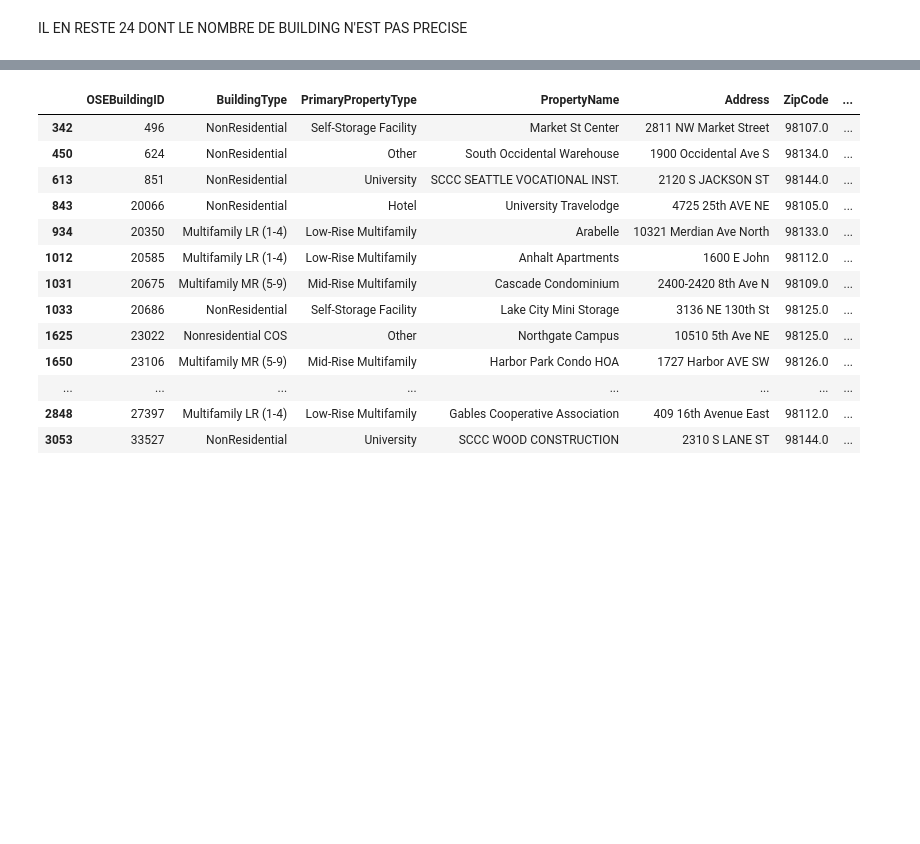
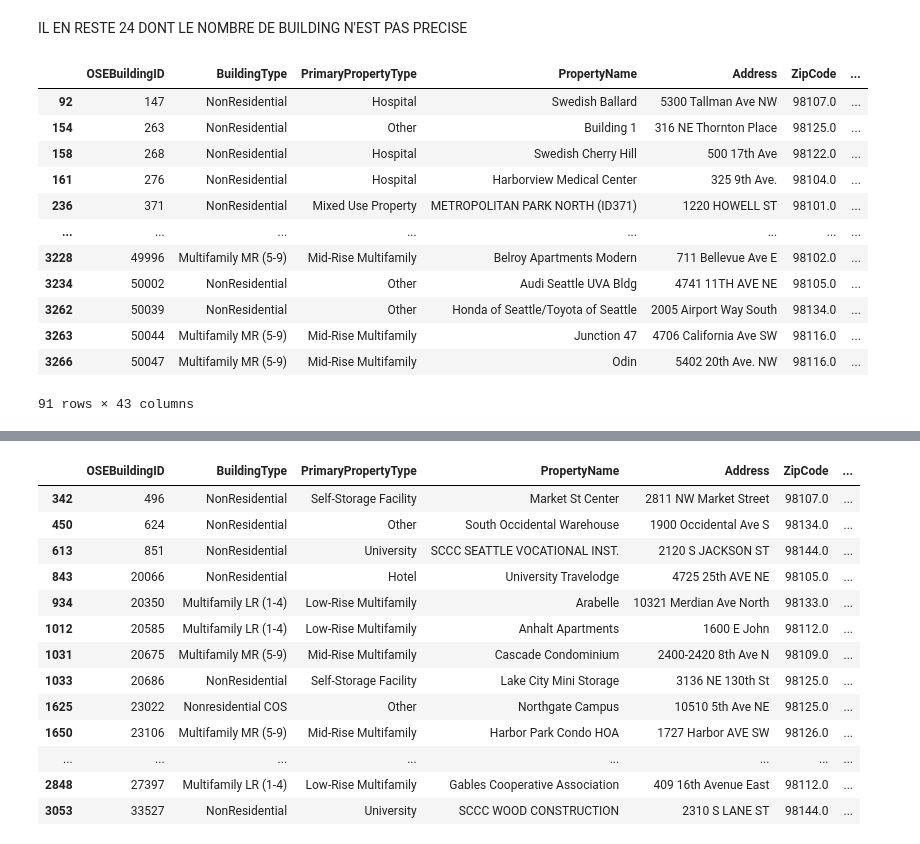
Before and after one commit to EP-portfolio/PROJET_4, a Jupyter notebook: PROJET_4.ipynb, the cells around one changed output, grey strips where cells are left out. Drawn from its saved outputs; the diff is of its cells as text; code cells hidden in the pictures; blank space fills up the shorter version.

```diff
--- a/PROJET_4.ipynb
+++ b/PROJET_4.ipynb
@@ -1026,4 +1041,22 @@ DF_cleaned.loc[DF_cleaned['NumberofBuildings']==0].shape[0]
 24
 # %% [markdown]
 IL EN RESTE 24 DONT LE NOMBRE DE BUILDING N'EST PAS PRECISE
+# %%
+DF_cleaned.loc[(DF_cleaned['LargestPropertyUseType']=='Parking') |
+               (DF_cleaned['SecondLargestPropertyUseType']=='Parking') |
+               (DF_cleaned['ThirdLargestPropertyUseType']=='Parking') ]
+# %% [output]
+|  | OSEBuildingID | BuildingType | PrimaryPropertyType | PropertyName | Address | ZipCode | ... |
+| 92 | 147 | NonResidential | Hospital | Swedish Ballard | 5300 Tallman Ave NW | 98107.0 | ... |
+| 154 | 263 | NonResidential | Other | Building 1 | 316 NE Thornton Place | 98125.0 | ... |
+| 158 | 268 | NonResidential | Hospital | Swedish Cherry Hill | 500 17th Ave | 98122.0 | ... |
+| 161 | 276 | NonResidential | Hospital | Harborview Medical Center | 325 9th Ave. | 98104.0 | ... |
+| 236 | 371 | NonResidential | Mixed Use Property | METROPOLITAN PARK NORTH (ID371) | 1220 HOWELL ST | 98101.0 | ... |
+| ... | ... | ... | ... | ... | ... | ... | ... |
+| 3228 | 49996 | Multifamily MR (5-9) | Mid-Rise Multifamily | Belroy Apartments Modern | 711 Bellevue Ave E | 98102.0 | ... |
+| 3234 | 50002 | NonResidential | Other | Audi Seattle UVA Bldg | 4741 11TH AVE NE | 98105.0 | ... |
+| 3262 | 50039 | NonResidential | Other | Honda of Seattle/Toyota of Seattle | 2005 Airport Way South | 98134.0 | ... |
+| 3263 | 50044 | Multifamily MR (5-9) | Mid-Rise Multifamily | Junction 47 | 4706 California Ave SW | 98116.0 | ... |
+| 3266 | 50047 | Multifamily MR (5-9) | Mid-Rise Multifamily | Odin | 5402 20th Ave. NW | 98116.0 | ... |
+91 rows × 43 columns
 # %%
```
Also changed, not shown: parts of 53 cells of this notebook, 2 other files.
